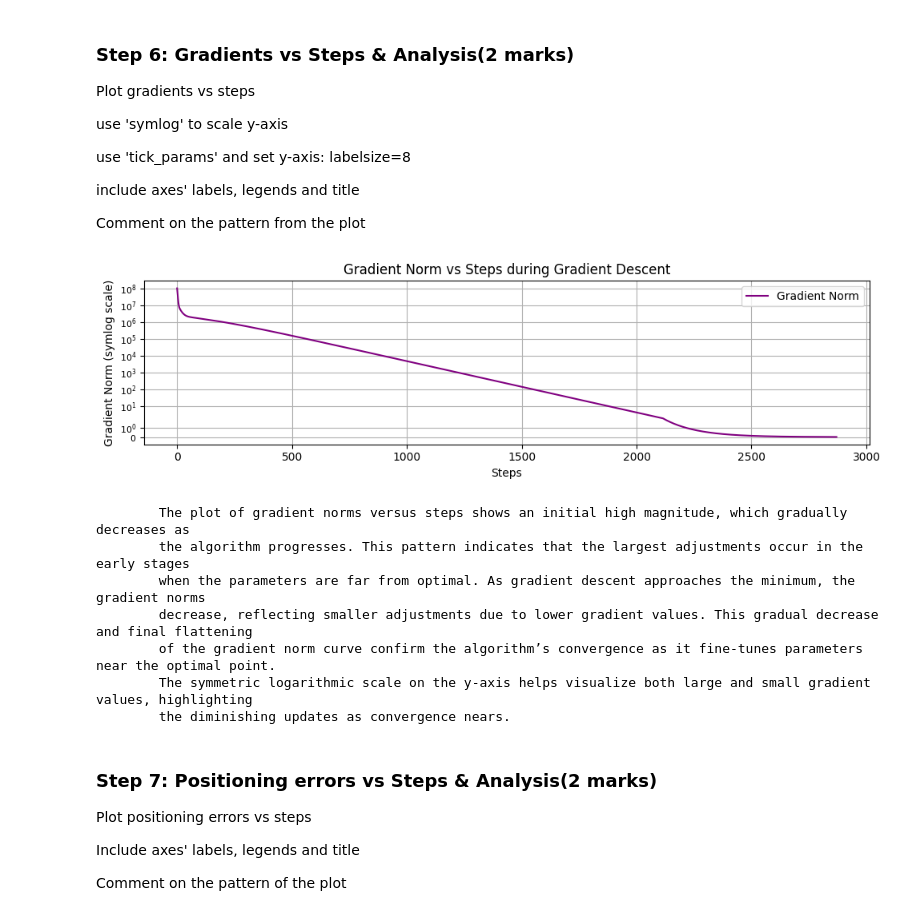
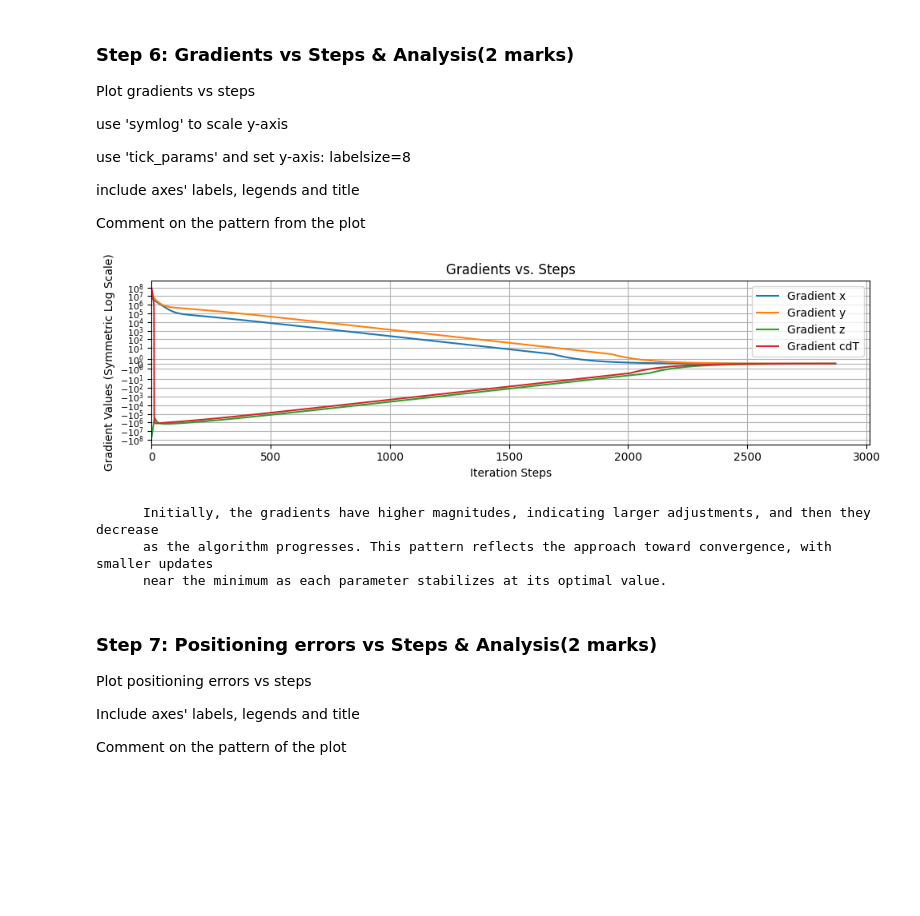
Before and after one commit to rbawah/engg680_2024_fall_group7, a Jupyter notebook: Lab_Assignment3/Assignment3.ipynb, the cells around one changed output. Saved outputs shown, nothing was run; the diff lists cells and outputs as text; code cells hidden in the pictures; blank space fills up the shorter version.

```diff
--- a/Lab_Assignment3/Assignment3.ipynb
+++ b/Lab_Assignment3/Assignment3.ipynb
@@ -407,43 +404,35 @@ use 'tick_params' and set y-axis: labelsize=8
 include axes' labels, legends and title
 
 Comment on the pattern from the plot
-# %%
-fig, ax = plt.subplots(nrows=1, ncols=1, figsize=(10, 3))
-
-gradient_norms = [np.linalg.norm(g) for g in arr_grad]
-
-ax.plot(gradient_norms, label="Gradient Norm", color="purple")
-ax.set_yscale("symlog")
-ax.set_xlabel("Steps")
-ax.set_ylabel("Gradient Norm (symlog scale)")
-ax.set_title("Gradient Norm vs Steps during Gradient Descent")
-ax.tick_params(axis='y', labelsize=8)
-ax.legend()
-ax.grid(True)
-fig.tight_layout()
-plt.show()
-
-# Comment on the pattern
-print(
-    """
-        The plot of gradient norms versus steps shows an initial high magnitude, which gradually decreases as
-        the algorithm progresses. This pattern indicates that the largest adjustments occur in the early stages
-        when the parameters are far from optimal. As gradient descent approaches the minimum, the gradient norms
-        decrease, reflecting smaller adjustments due to lower gradient values. This gradual decrease and final flattening
-        of the gradient norm curve confirm the algorithm’s convergence as it fine-tunes parameters near the optimal point.
-        The symmetric logarithmic scale on the y-axis helps visualize both large and small gradient values, highlighting
-        the diminishing updates as convergence nears.
-    """
-)
-# %% [output]
-[figure, removed]
-        The plot of gradient norms versus steps shows an initial high magnitude, which gradually decreases as
-        the algorithm progresses. This pattern indicates that the largest adjustments occur in the early stages
-        when the parameters are far from optimal. As gradient descent approaches the minimum, the gradient norms
-        decrease, reflecting smaller adjustments due to lower gradient values. This gradual decrease and final flattening
-        of the gradient norm curve confirm the algorithm’s convergence as it fine-tunes parameters near the optimal point.
-        The symmetric logarithmic scale on the y-axis helps visualize both large and small gradient values, highlighting
-        the diminishing updates as convergence nears.
+# %%
+arr_grad_array = np.array(arr_grad)
+fig, ax = plt.subplots(nrows=1, ncols=1, figsize=(10, 3))
+ax.set_yscale('symlog')
+ax.plot(arr_grad_array[:, 0], label='Gradient x')
+ax.plot(arr_grad_array[:, 1], label='Gradient y')
+ax.plot(arr_grad_array[:, 2], label='Gradient z')
+ax.plot(arr_grad_array[:, 3], label='Gradient cdT')
+ax.set_xlabel('Iteration Steps')
+ax.set_ylabel('Gradient Values (Symmetric Log Scale)')
+ax.set_title('Gradients vs. Steps')
+ax.legend()
+ax.tick_params(axis='y', labelsize=8)
+ax.grid(True)
+ax.set_xlim(left=0)
+fig.tight_layout()
+plt.show()
+
+# Comment on the pattern
+print("""
+      Initially, the gradients have higher magnitudes, indicating larger adjustments, and then they decrease
+      as the algorithm progresses. This pattern reflects the approach toward convergence, with smaller updates
+      near the minimum as each parameter stabilizes at its optimal value.
+      """)
+# %% [output]
+[figure, added]
+      Initially, the gradients have higher magnitudes, indicating larger adjustments, and then they decrease
+      as the algorithm progresses. This pattern reflects the approach toward convergence, with smaller updates
+      near the minimum as each parameter stabilizes at its optimal value.
 # %% [markdown]
 ### Step 7: Positioning errors vs Steps & Analysis(2 marks)
 Plot positioning errors vs steps
```
Also changed, not shown: parts of 9 cells of this notebook.
